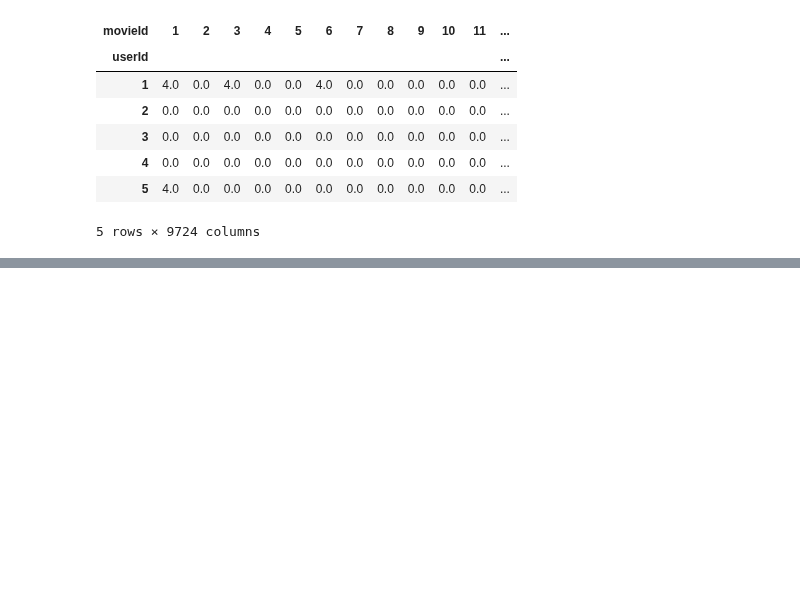
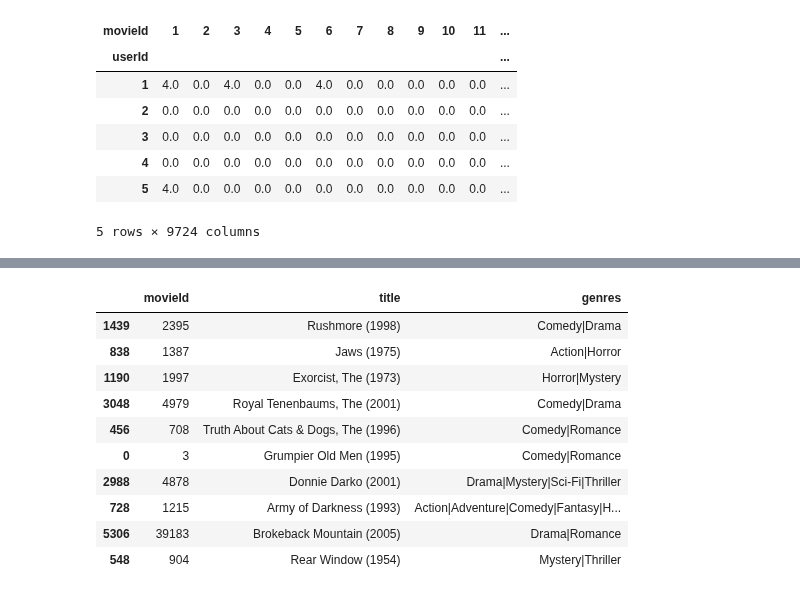
Before and after one commit to Pager07/Book-Recommendation, a Jupyter notebook: SVDMoiveLenseExercise.ipynb, the cells around one changed output, grey strips where cells are left out. Drawn from its saved outputs; the diff is of its cells as text; code cells hidden in the pictures; blank space fills up the shorter version.

```diff
--- a/SVDMoiveLenseExercise.ipynb
+++ b/SVDMoiveLenseExercise.ipynb
@@ -59,0 +128,14 @@ R_df.head()
+# %%
+predictions
+# %% [output]
+|  | movieId | title | genres |
+| 1439 | 2395 | Rushmore (1998) | Comedy|Drama |
+| 838 | 1387 | Jaws (1975) | Action|Horror |
+| 1190 | 1997 | Exorcist, The (1973) | Horror|Mystery |
+| 3048 | 4979 | Royal Tenenbaums, The (2001) | Comedy|Drama |
+| 456 | 708 | Truth About Cats & Dogs, The (1996) | Comedy|Romance |
+| 0 | 3 | Grumpier Old Men (1995) | Comedy|Romance |
+| 2988 | 4878 | Donnie Darko (2001) | Drama|Mystery|Sci-Fi|Thriller |
+| 728 | 1215 | Army of Darkness (1993) | Action|Adventure|Comedy|Fantasy|H... |
+| 5306 | 39183 | Brokeback Mountain (2005) | Drama|Romance |
+| 548 | 904 | Rear Window (1954) | Mystery|Thriller |
```
Also changed, not shown: parts of 15 cells of this notebook.
